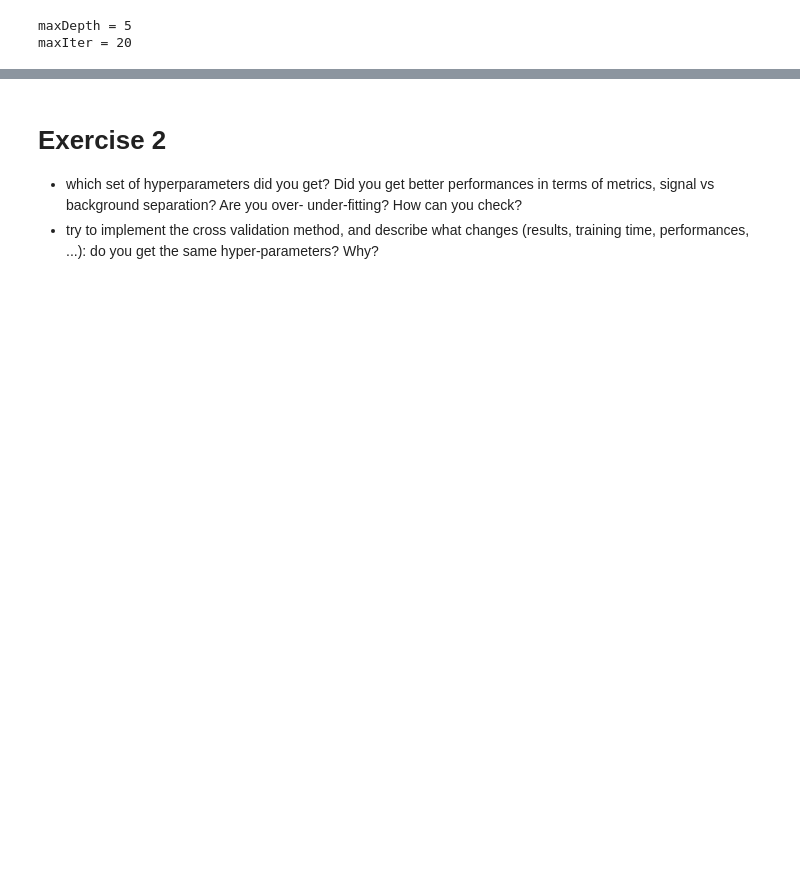
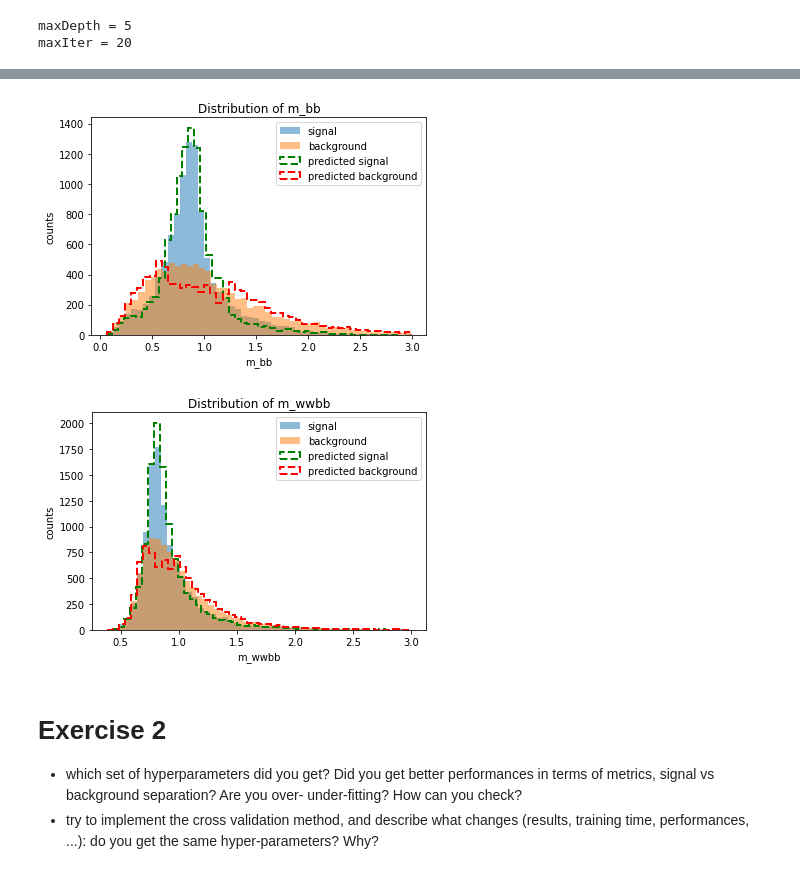
Before and after one commit to pspinnato/MLCourse-INFN-2022, a Jupyter notebook: Notebooks/Day2/ML_GBT.ipynb, the cells around one changed output, grey strips where cells are left out. Saved outputs shown, nothing was run; the diff lists cells and outputs as text; code cells hidden in the pictures; blank space fills up the shorter version.

```diff
--- a/Notebooks/Day2/ML_GBT.ipynb
+++ b/Notebooks/Day2/ML_GBT.ipynb
@@ -229,6 +232,10 @@ ModuleNotFoundError: No module named 'sklearn'
 # %%
 #plot signal vs background with prediction
 plotSignalvsBgWithPrediction(test, result, 'm_bb')
+plotSignalvsBgWithPrediction(test, result, 'm_wwbb')
+# %% [output]
+[figure, added]
+[figure, added]
 # %% [markdown]
 # Exercise 2
 
```
Also changed, not shown: parts of 13 cells of this notebook.
